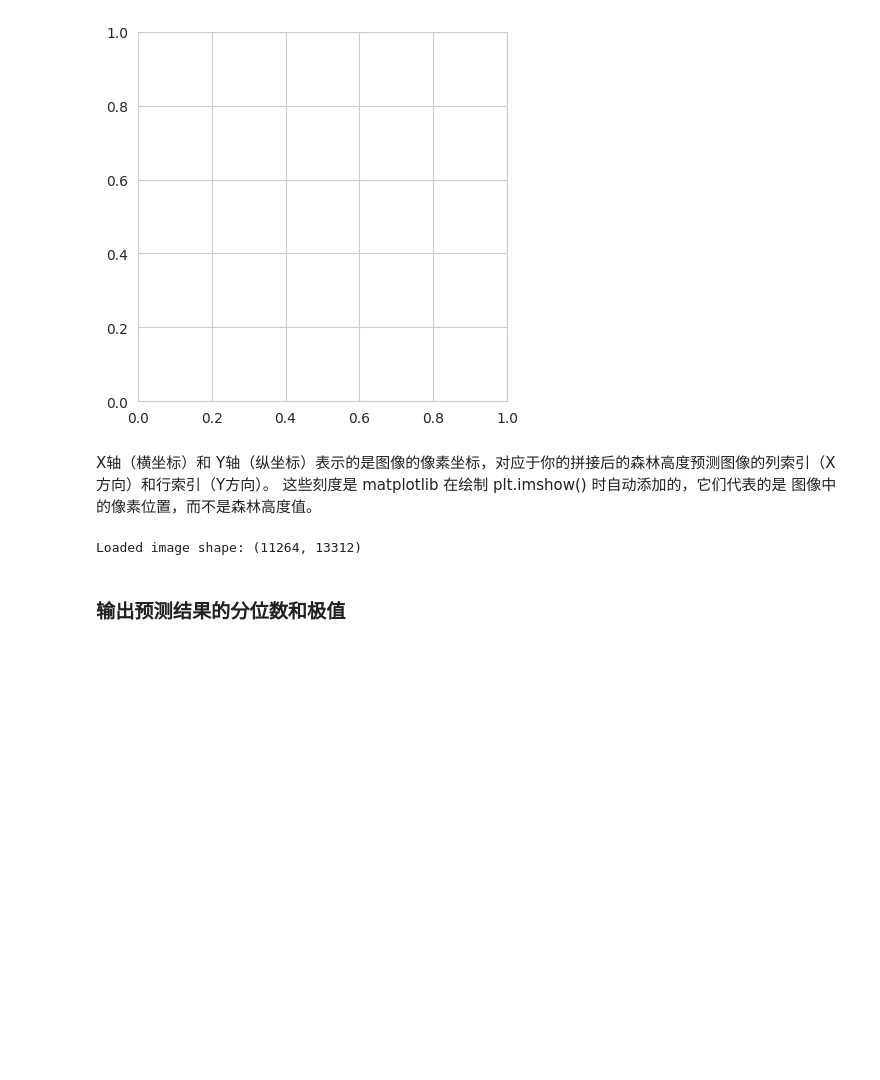
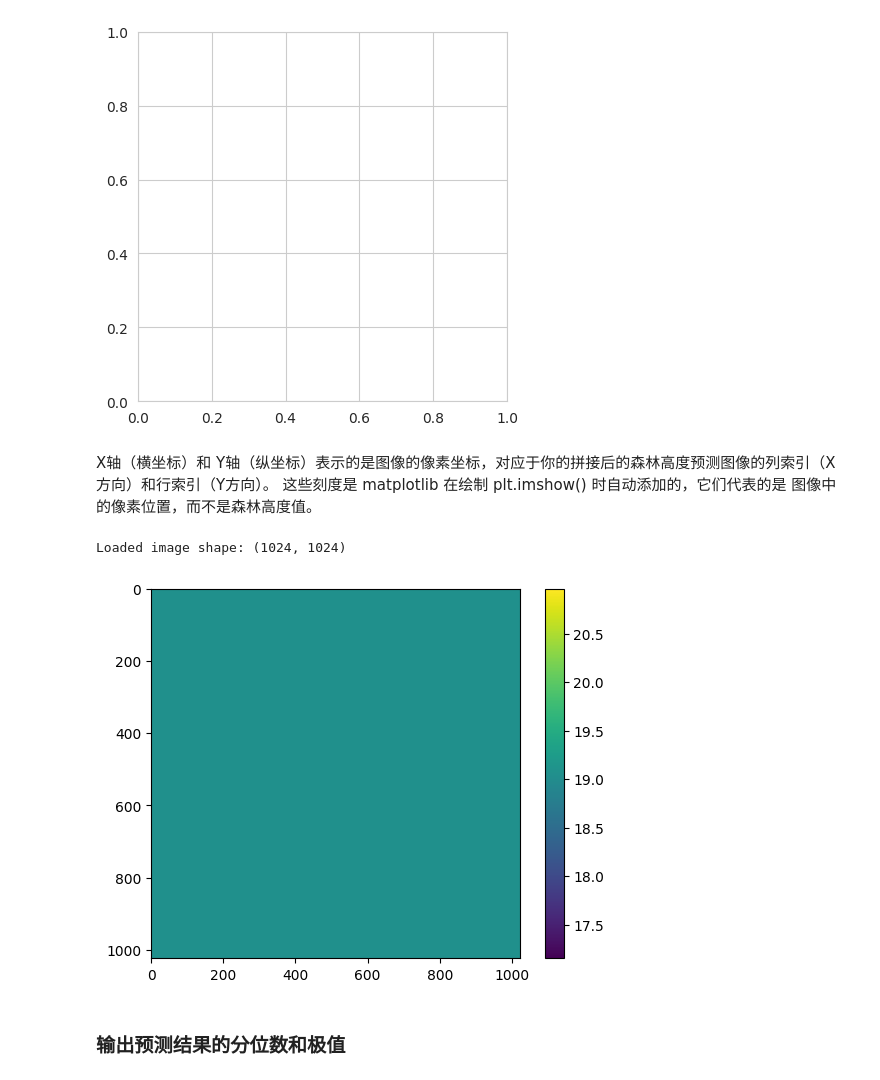
Before and after one commit to magnolia2001/Forest_Estimation, a Jupyter notebook: notebooks/NNandCNN_FeatureNormalization_optimize1.ipynb, the cells around one changed output. Saved outputs shown, nothing was run; the diff lists cells and outputs as text; code cells hidden in the pictures; blank space fills up the shorter version.

```diff
--- a/notebooks/NNandCNN_FeatureNormalization_optimize1.ipynb
+++ b/notebooks/NNandCNN_FeatureNormalization_optimize1.ipynb
@@ -3160,28 +3249,32 @@ X轴（横坐标）和 Y轴（纵坐标）表示的是图像的像素坐标，
 # %%
 import numpy as np
 import matplotlib.pyplot as plt
 
 # 加载拼接后的完整预测图像
-plot_rebuild_image = np.load('/content/drive/My Drive/forest_height/MaskCNN/FinalPredictions/mask_private_cnn.npy')
+# plot_rebuild_image = np.load('/content/drive/My Drive/forest_height/MaskCNN/FinalPredictions/mask_private_cnn.npy')
+plot_rebuild_image = np.load('/content/drive/My Drive/forest_height/MaskCNN/mask_2.npy')
 
 # 对预测值进行裁剪
 plot_rebuild_image = np.clip(plot_rebuild_image, 0, 160)  # 设定最大值 100m
 
 # 检查数据形状
 print("Loaded image shape:", plot_rebuild_image.shape)
 
 # 如果 `plot_rebuild_image` 已经是 2D，不需要索引
-# plt.imshow(plot_rebuild_image, cmap='viridis')
+plt.imshow(plot_rebuild_image, cmap='viridis')
 # 显示灰度图
-plt.imshow(plot_rebuild_image, cmap='gray')  # 使用灰度色图
+# plt.imshow(plot_rebuild_image, cmap='gray')  # 使用灰度色图
+# plt.imshow(plot_rebuild_image, cmap='gray', vmin=0, vmax=160)
+
 
 # 添加颜色条
 plt.colorbar()
 
 # 显示图像
 plt.show()
 # %% [output]
-Loaded image shape: (11264, 13312)
+Loaded image shape: (1024, 1024)
+[figure, added]
 # %% [markdown]
 ### 输出预测结果的分位数和极值
 # %%
```
Also changed, not shown: parts of 5 cells of this notebook.
